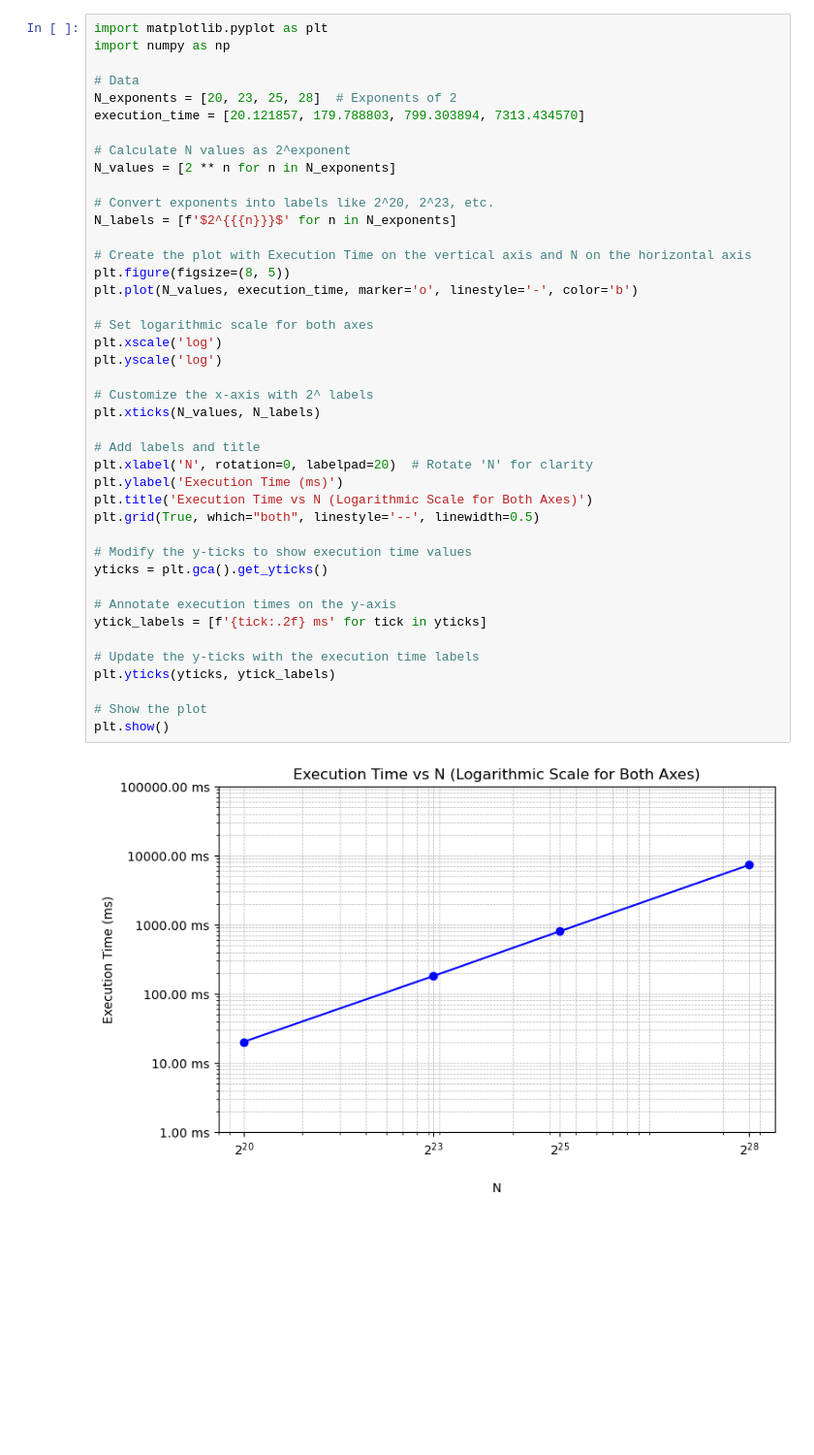
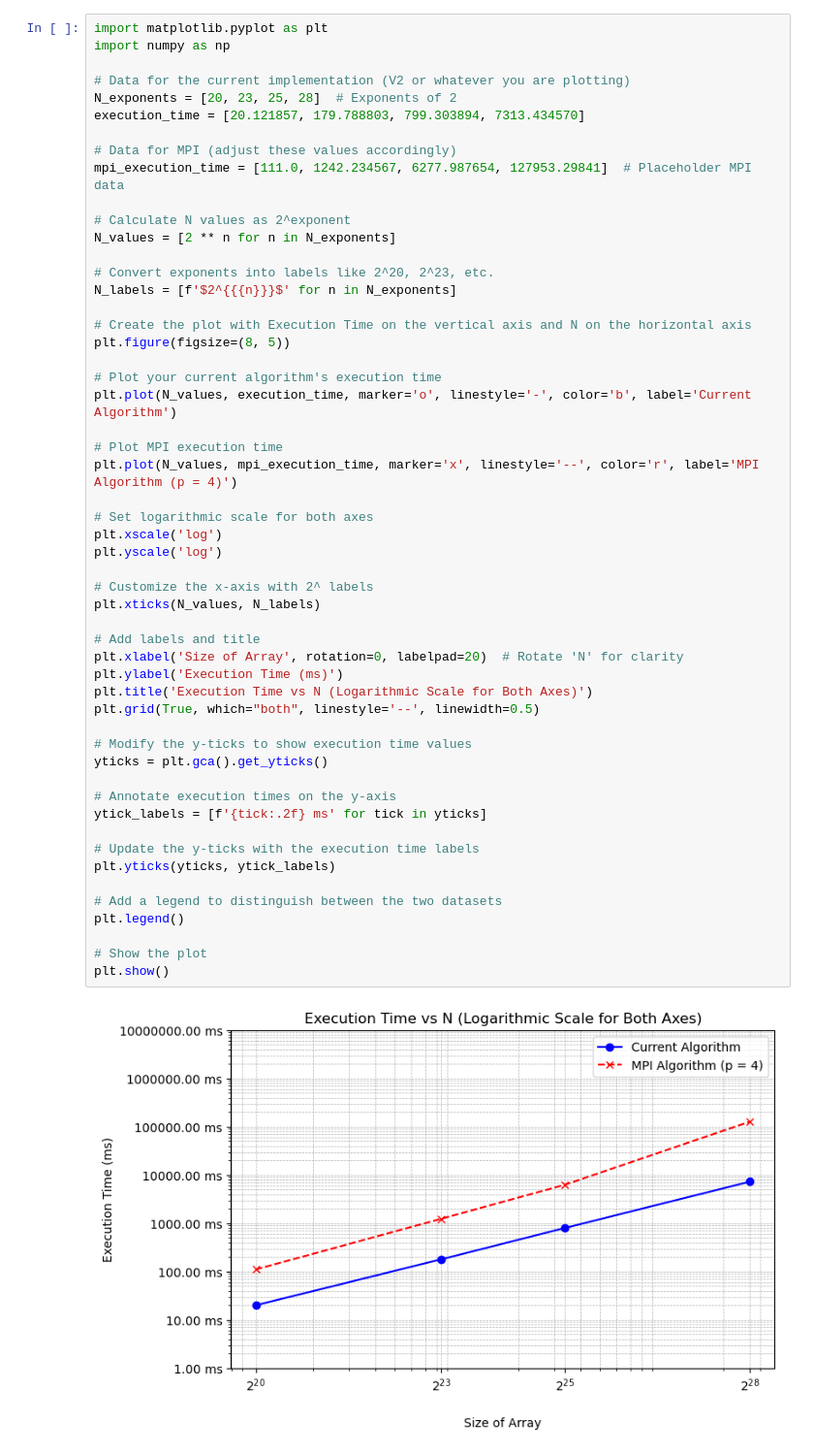
Before and after one commit to NicKylis/Cuda_sort, a Jupyter notebook: documentation/src/plots.ipynb, the cells around one changed output. Shown: that part at 97% size. Saved outputs shown, nothing was run; the diff lists cells and outputs as text; blank space fills up the shorter version.

```diff
--- a/documentation/src/plots.ipynb
+++ b/documentation/src/plots.ipynb
@@ -2,9 +2,12 @@
 import matplotlib.pyplot as plt
 import numpy as np
 
-# Data
+# Data for the current implementation (V2 or whatever you are plotting)
 N_exponents = [20, 23, 25, 28]  # Exponents of 2
 execution_time = [20.121857, 179.788803, 799.303894, 7313.434570]
+
+# Data for MPI (adjust these values accordingly)
+mpi_execution_time = [111.0, 1242.234567, 6277.987654, 127953.29841]  # Placeholder MPI data
 
 # Calculate N values as 2^exponent
 N_values = [2 ** n for n in N_exponents]
@@ -12,33 +15,41 @@ N_values = [2 ** n for n in N_exponents]
 # Convert exponents into labels like 2^20, 2^23, etc.
 N_labels = [f'$2^{{{n}}}$' for n in N_exponents]
 
 # Create the plot with Execution Time on the vertical axis and N on the horizontal axis
 plt.figure(figsize=(8, 5))
-plt.plot(N_values, execution_time, marker='o', linestyle='-', color='b')
+
+# Plot your current algorithm's execution time
+plt.plot(N_values, execution_time, marker='o', linestyle='-', color='b', label='Current Algorithm')
+
+# Plot MPI execution time
+plt.plot(N_values, mpi_execution_time, marker='x', linestyle='--', color='r', label='MPI Algorithm (p = 4)')
 
 # Set logarithmic scale for both axes
 plt.xscale('log')
 plt.yscale('log')
 
 # Customize the x-axis with 2^ labels
 plt.xticks(N_values, N_labels)
 
 # Add labels and title
-plt.xlabel('N', rotation=0, labelpad=20)  # Rotate 'N' for clarity
+plt.xlabel('Size of Array', rotation=0, labelpad=20)  # Rotate 'N' for clarity
 plt.ylabel('Execution Time (ms)')
 plt.title('Execution Time vs N (Logarithmic Scale for Both Axes)')
 plt.grid(True, which="both", linestyle='--', linewidth=0.5)
 
 # Modify the y-ticks to show execution time values
 yticks = plt.gca().get_yticks()
 
 # Annotate execution times on the y-axis
 ytick_labels = [f'{tick:.2f} ms' for tick in yticks]
 
 # Update the y-ticks with the execution time labels
 plt.yticks(yticks, ytick_labels)
 
+# Add a legend to distinguish between the two datasets
+plt.legend()
+
 # Show the plot
 plt.show()
 # %% [output]
-[figure, old version]
+[figure, new version]
```
Also changed, not shown: parts of 1 cell of this notebook, 4 other files.
